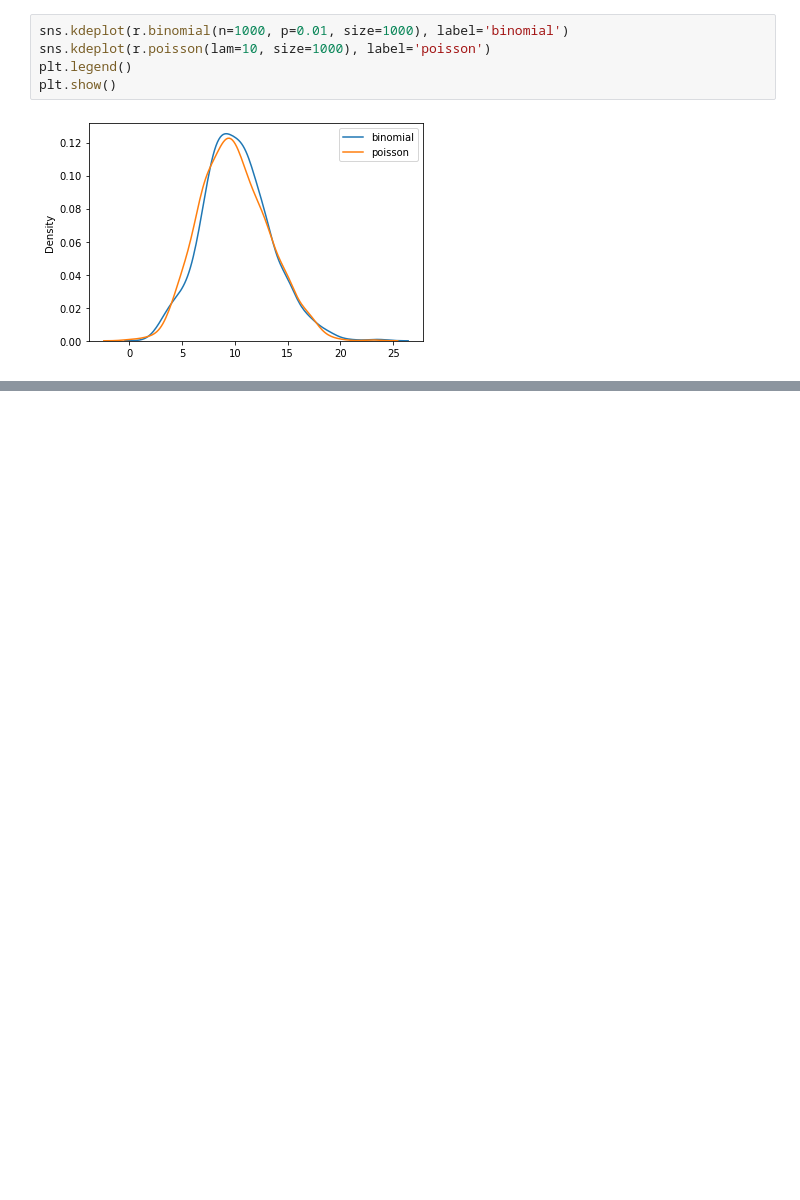
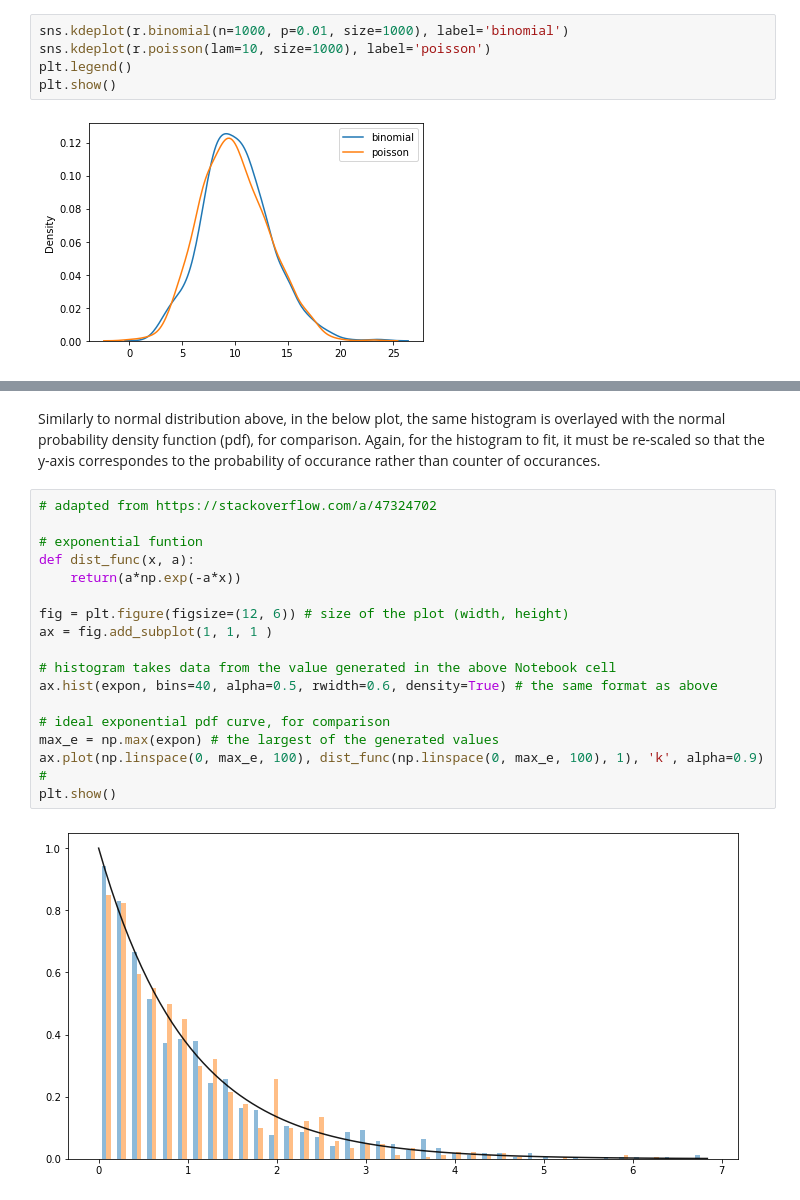
Before and after one commit to Lynch08/numpy-random-investigation, a Jupyter notebook: numpy-random.ipynb, the cells around one changed output, grey strips where cells are left out. Drawn from its saved outputs; the diff is of its cells as text; blank space fills up the shorter version.

```diff
--- a/numpy-random.ipynb
+++ b/numpy-random.ipynb
@@ -469,0 +665,22 @@ plt.show()
+# %% [markdown]
+
+Similarly to normal distribution above, in the below plot, the same histogram is overlayed with the normal probability density function (pdf), for comparison. Again, for the histogram to fit, it must be re-scaled so that the y-axis correspondes to the probability of occurance rather than counter of occurances.
+# %%
+# adapted from https://stackoverflow.com/a/47324702
+
+# exponential funtion
+def dist_func(x, a):
+    return(a*np.exp(-a*x))
+
+fig = plt.figure(figsize=(12, 6)) # size of the plot (width, height)
+ax = fig.add_subplot(1, 1, 1 )
+
+# histogram takes data from the value generated in the above Notebook cell
+ax.hist(expon, bins=40, alpha=0.5, rwidth=0.6, density=True) # the same format as above
+
+# ideal exponential pdf curve, for comparison
+max_e = np.max(expon) # the largest of the generated values
+ax.plot(np.linspace(0, max_e, 100), dist_func(np.linspace(0, max_e, 100), 1), 'k', alpha=0.9) #
+plt.show()
+# %% [output]
+[figure, added]
```
Also changed, not shown: parts of 48 cells of this notebook, 1 other file.
